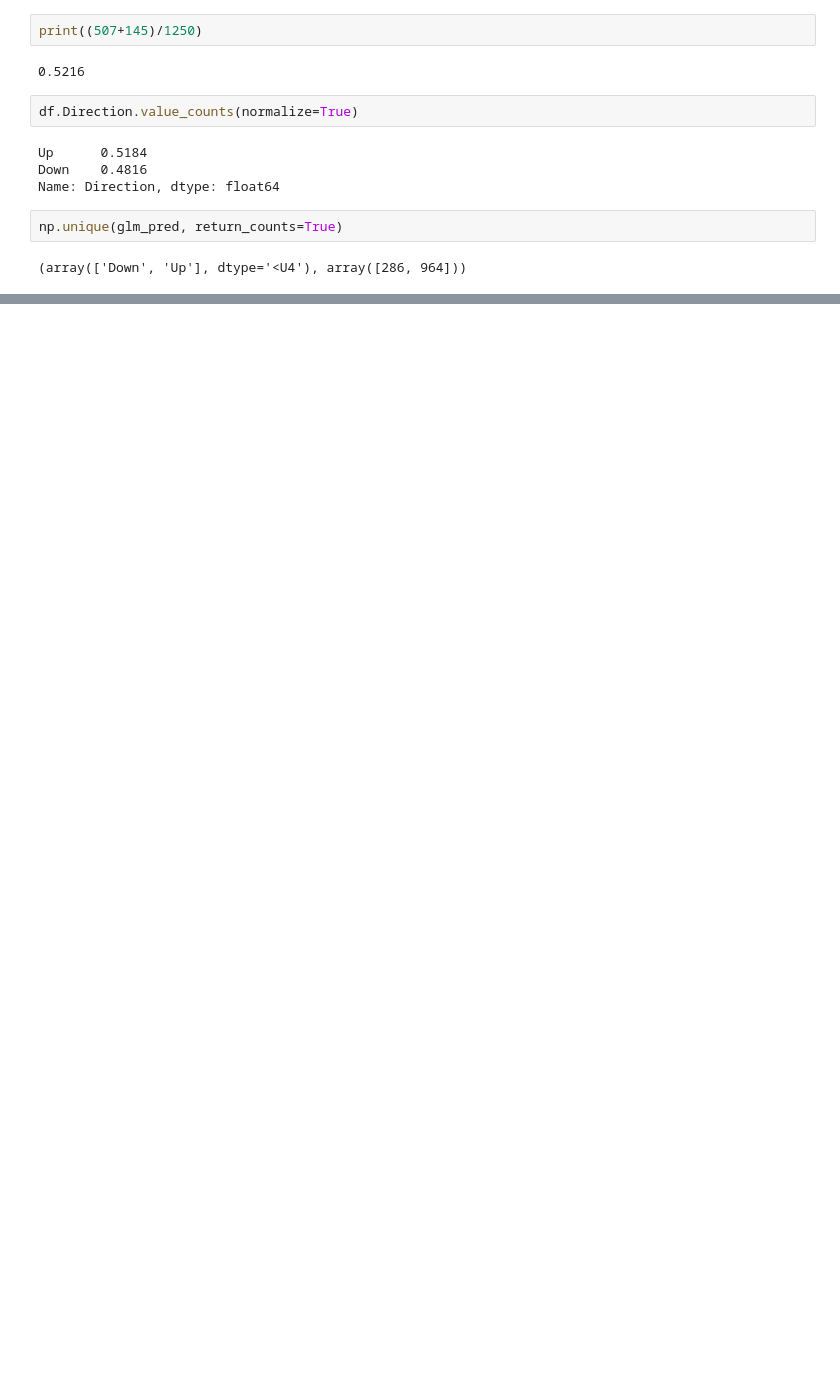
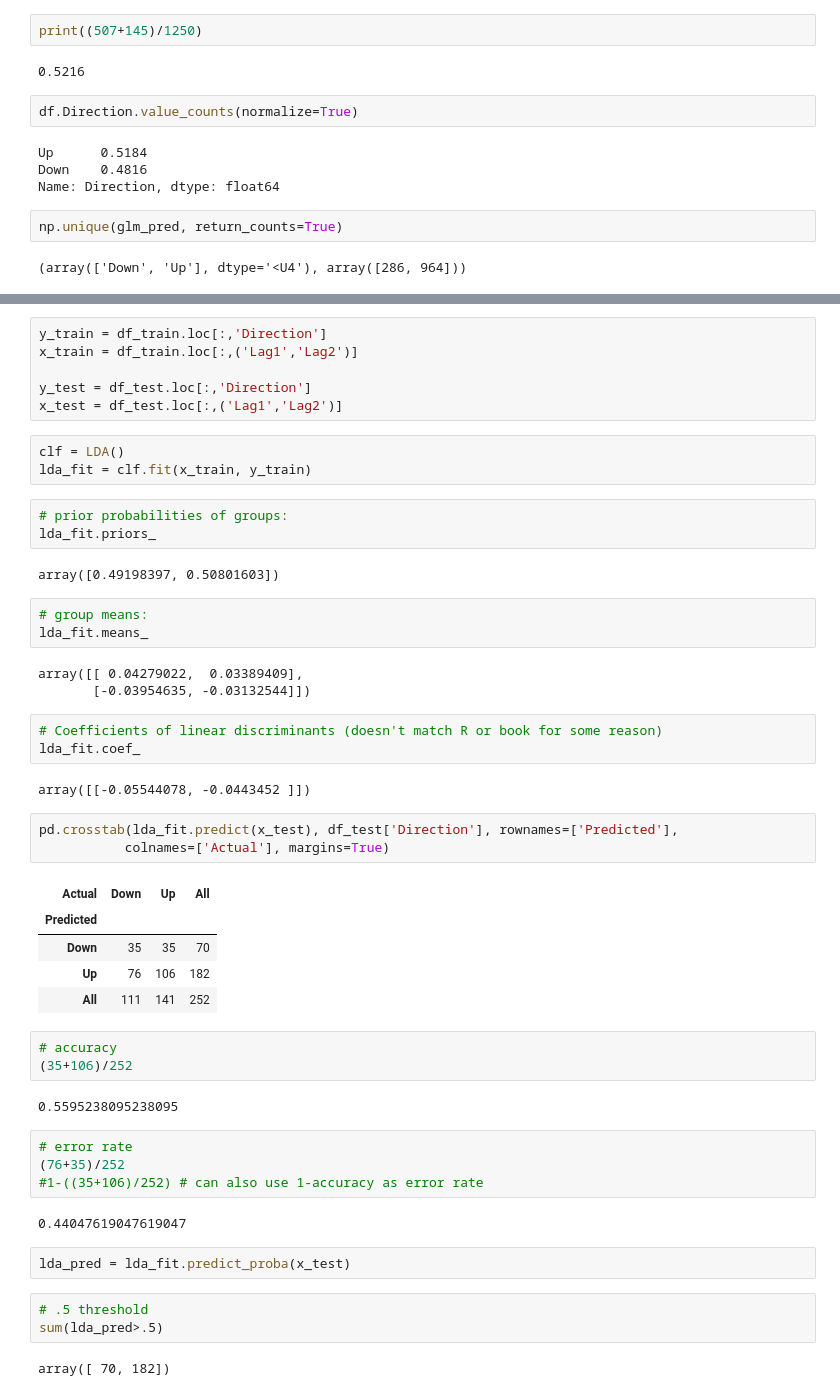
Before and after one commit to DTRuiz/ISLpy, a Jupyter notebook: Chapter4_notes.ipynb, the cells around one changed output, grey strips where cells are left out. Saved outputs shown, nothing was run; the diff lists cells and outputs as text; blank space fills up the shorter version.

```diff
--- a/Chapter4_notes.ipynb
+++ b/Chapter4_notes.ipynb
@@ -406,0 +476,52 @@ np.unique(glm_pred, return_counts=True)
+# %%
+y_train = df_train.loc[:,'Direction']
+x_train = df_train.loc[:,('Lag1','Lag2')]
+
+y_test = df_test.loc[:,'Direction']
+x_test = df_test.loc[:,('Lag1','Lag2')]
+# %%
+clf = LDA()
+lda_fit = clf.fit(x_train, y_train)
+# %%
+# prior probabilities of groups:
+lda_fit.priors_
+# %% [output]
+array([0.49198397, 0.50801603])
+# %%
+# group means:
+lda_fit.means_
+# %% [output]
+array([[ 0.04279022,  0.03389409],
+       [-0.03954635, -0.03132544]])
+# %%
+# Coefficients of linear discriminants (doesn't match R or book for some reason)
+lda_fit.coef_
+# %% [output]
+array([[-0.05544078, -0.0443452 ]])
+# %%
+pd.crosstab(lda_fit.predict(x_test), df_test['Direction'], rownames=['Predicted'],
+           colnames=['Actual'], margins=True)
+# %% [output]
+| Actual | Down | Up | All |
+| Predicted |  |  |  |
+| Down | 35 | 35 | 70 |
+| Up | 76 | 106 | 182 |
+| All | 111 | 141 | 252 |
+# %%
+# accuracy
+(35+106)/252
+# %% [output]
+0.5595238095238095
+# %%
+# error rate
+(76+35)/252
+#1-((35+106)/252) # can also use 1-accuracy as error rate
+# %% [output]
+0.44047619047619047
+# %%
+lda_pred = lda_fit.predict_proba(x_test)
+# %%
+# .5 threshold
+sum(lda_pred>.5)
+# %% [output]
+array([ 70, 182])
```
Also changed, not shown: parts of 19 cells of this notebook.
